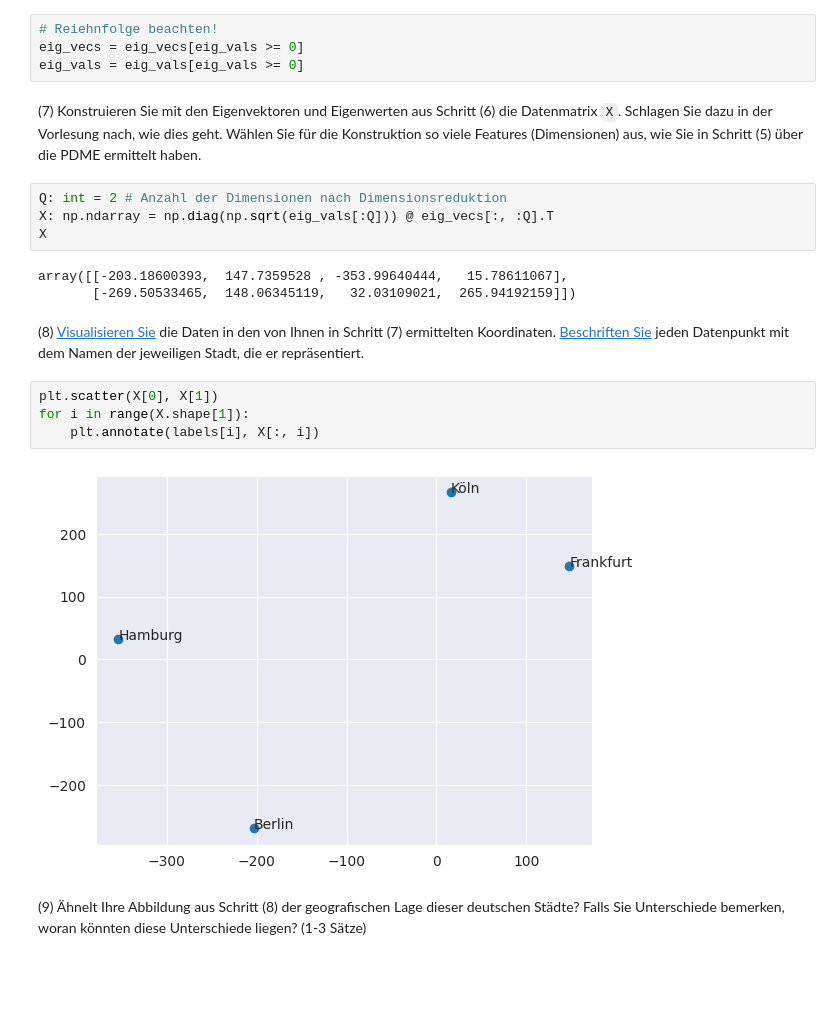
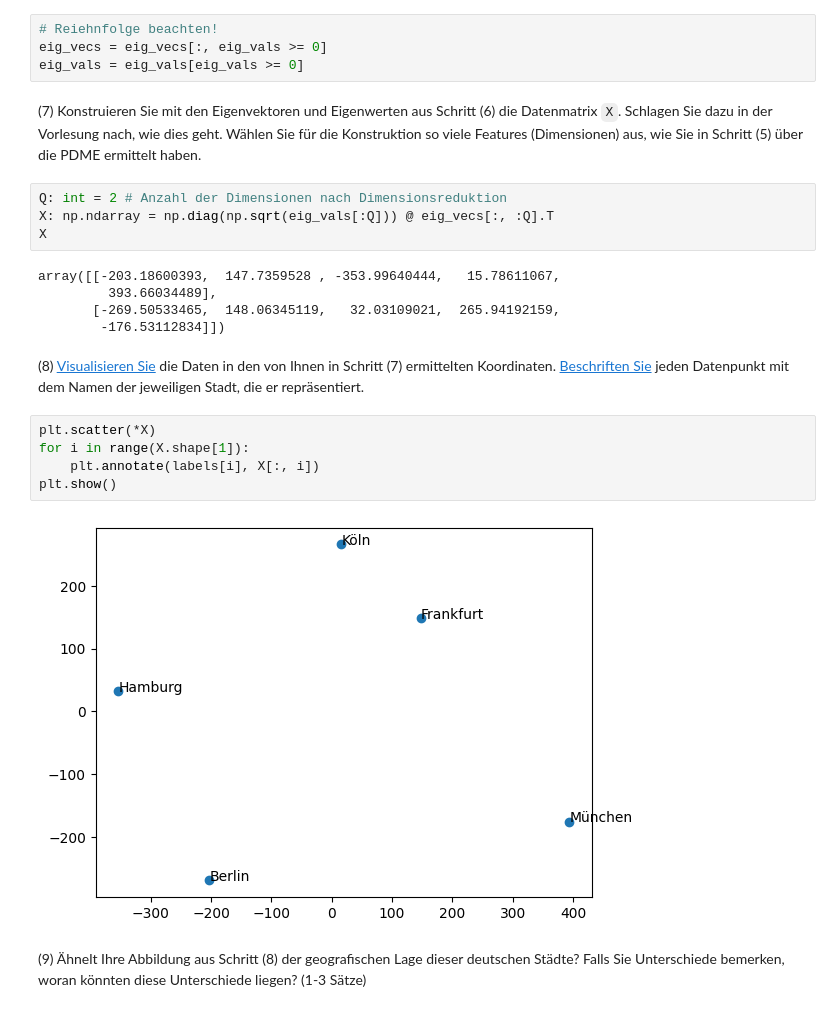
Before and after one commit to cortex359/ds.ss24, a Jupyter notebook: u07/TSRI-7.ipynb, the cells around one changed output. Drawn from its saved outputs; the diff is of its cells as text; blank space fills up the shorter version.

```diff
--- a/u07/TSRI-7.ipynb
+++ b/u07/TSRI-7.ipynb
@@ -83,7 +97,7 @@ Es lässt sich ein Ellbogenverlauf erkennen und für die Anzahl der Dimensionen
   * Haben Sie in Schritt 4 negative Eigenwerte beobachtet? Verwerfen Sie diese mitsamt den assoziierten Eigenvektoren. Am Ende der Übung erkläre ich Ihnen, warum Sie negative Eigenwerte beobachten könnten.
 # %%
 # Reiehnfolge beachten!
-eig_vecs = eig_vecs[eig_vals >= 0]
+eig_vecs = eig_vecs[:, eig_vals >= 0]
 eig_vals = eig_vals[eig_vals >= 0]
 # %% [markdown]
 (7) Konstruieren Sie mit den Eigenvektoren und Eigenwerten aus Schritt (6) die Datenmatrix `X`. Schlagen Sie dazu in der Vorlesung nach, wie dies geht. Wählen Sie für die Konstruktion so viele Features (Dimensionen) aus, wie Sie in Schritt (5) über die PDME ermittelt haben.
@@ -92,16 +106,19 @@ Q: int = 2 # Anzahl der Dimensionen nach Dimensionsreduktion
 X: np.ndarray = np.diag(np.sqrt(eig_vals[:Q])) @ eig_vecs[:, :Q].T
 X
 # %% [output]
-array([[-203.18600393,  147.7359528 , -353.99640444,   15.78611067],
-       [-269.50533465,  148.06345119,   32.03109021,  265.94192159]])
+array([[-203.18600393,  147.7359528 , -353.99640444,   15.78611067,
+         393.66034489],
+       [-269.50533465,  148.06345119,   32.03109021,  265.94192159,
+        -176.53112834]])
 # %% [markdown]
 (8) [Visualisieren Sie](https://matplotlib.org/stable/api/_as_gen/matplotlib.pyplot.scatter.html) die Daten in den von Ihnen in Schritt (7) ermittelten Koordinaten. [Beschriften Sie](https://matplotlib.org/stable/api/_as_gen/matplotlib.pyplot.annotate.html) jeden Datenpunkt mit dem Namen der jeweiligen Stadt, die er repräsentiert.
 # %%
-plt.scatter(X[0], X[1])
+plt.scatter(*X)
 for i in range(X.shape[1]):
     plt.annotate(labels[i], X[:, i])
+plt.show()
 # %% [output]
-[figure, old version]
+[figure, new version]
 # %% [markdown]
 (9) Ähnelt Ihre Abbildung aus Schritt (8) der geografischen Lage dieser deutschen Städte? Falls Sie Unterschiede bemerken, woran könnten diese Unterschiede liegen? (1-3 Sätze)
 # %% [markdown]
```
Also changed, not shown: parts of 6 cells of this notebook, 1 other file.
